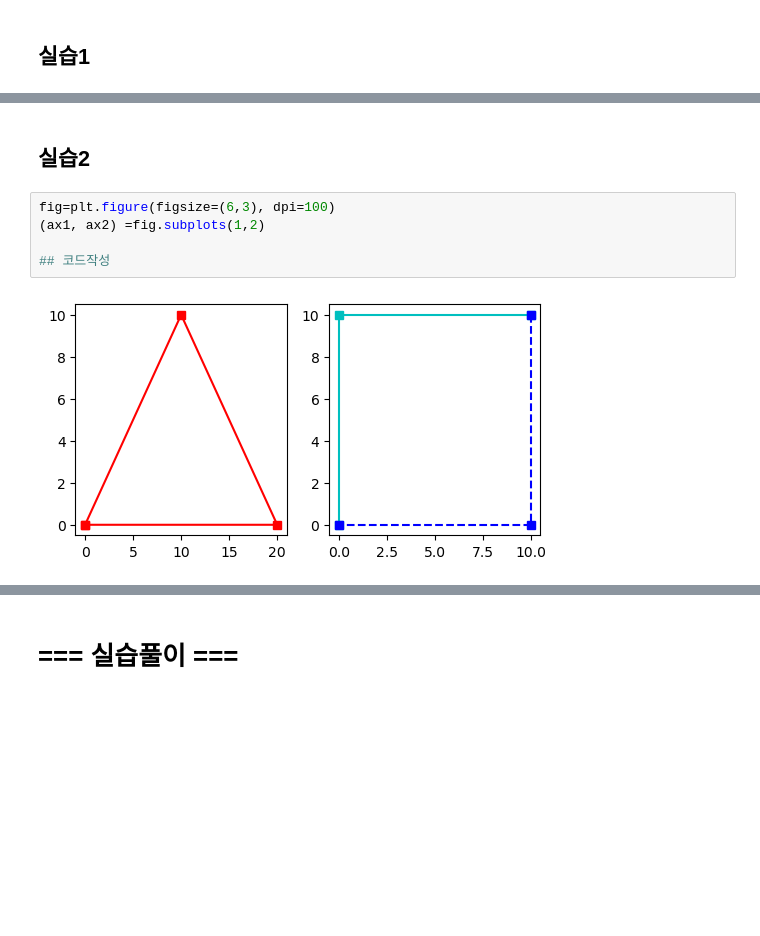
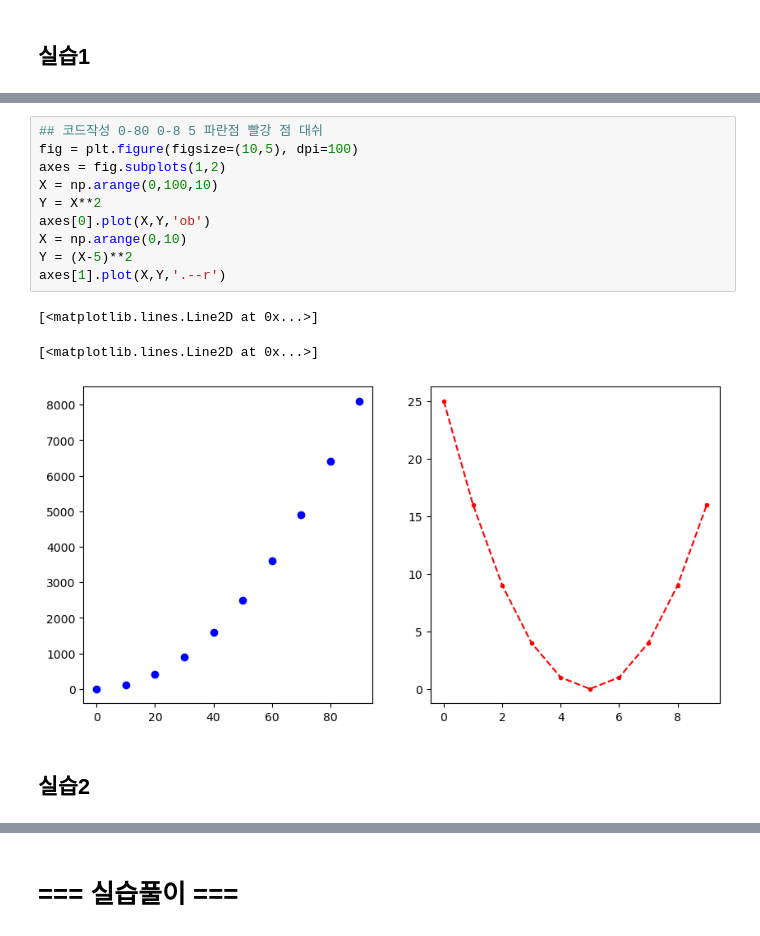
Before and after one commit to Woochang4862/USW-Data-Visualization, a Jupyter notebook: w2/dv2024_2w_2of2_code.ipynb, the cells around one changed output, grey strips where cells are left out. Cells and saved outputs as stored; diff of their text form; blank space fills up the shorter version.

```diff
--- a/w2/dv2024_2w_2of2_code.ipynb
+++ b/w2/dv2024_2w_2of2_code.ipynb
@@ -155,9 +164,16 @@ ax.plot(X,Y, '.--r')
+# %%
+## 코드작성 0-80 0-8 5 파란점 빨강 점 대쉬
+fig = plt.figure(figsize=(10,5), dpi=100)
+axes = fig.subplots(1,2)
+X = np.arange(0,100,10)
+Y = X**2
+axes[0].plot(X,Y,'ob')
+X = np.arange(0,10)
+Y = (X-5)**2
+axes[1].plot(X,Y,'.--r')
+# %% [output]
+[<matplotlib.lines.Line2D at 0x...>]
+[<matplotlib.lines.Line2D at 0x...>]
+[figure, added]
 # %% [markdown]
 ## 실습2
-# %%
-fig=plt.figure(figsize=(6,3), dpi=100)
-(ax1, ax2) =fig.subplots(1,2)
-
-## 코드작성
-# %% [output]
-[figure, removed]
```
Also changed, not shown: parts of 4 cells of this notebook, 5 other files.
